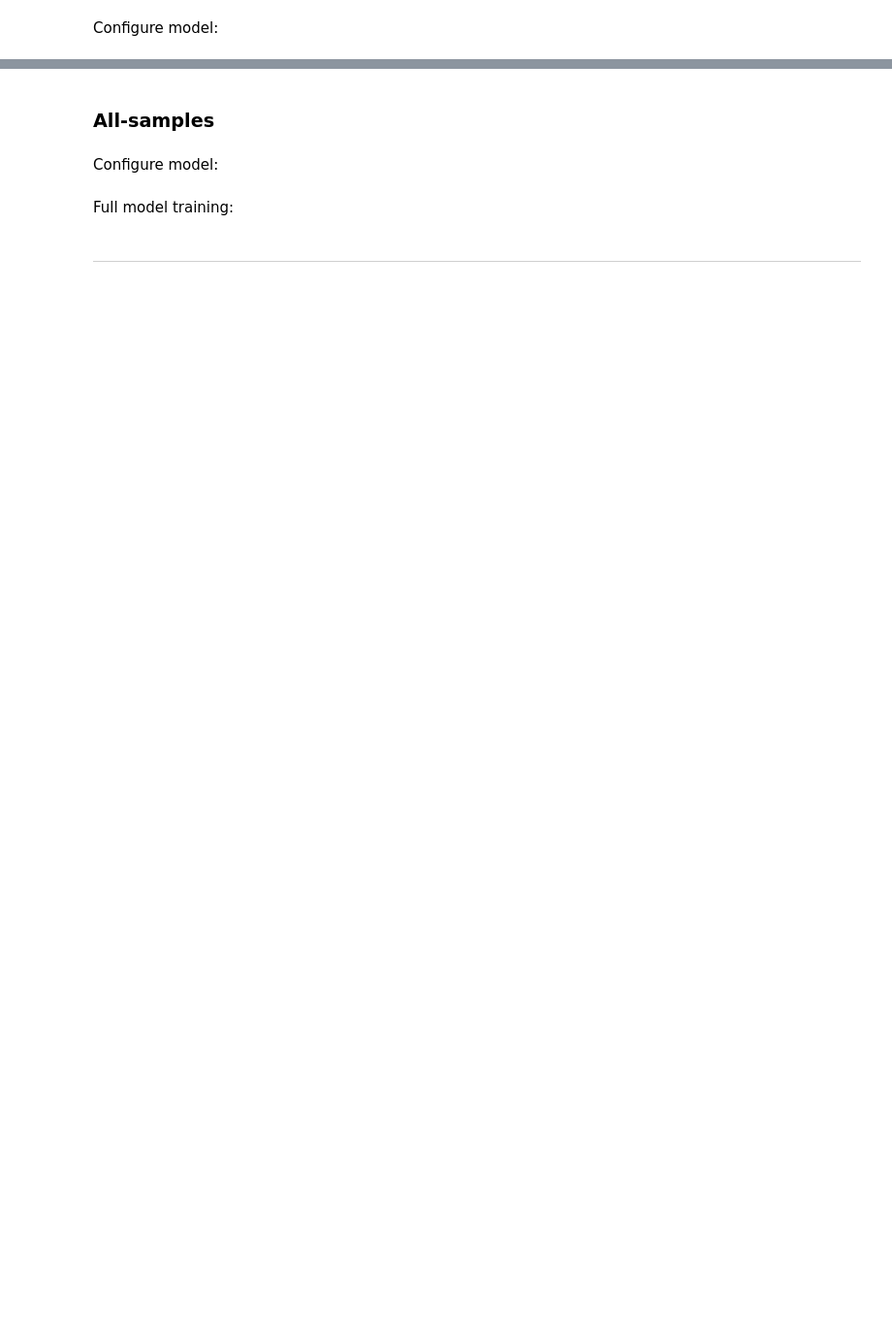
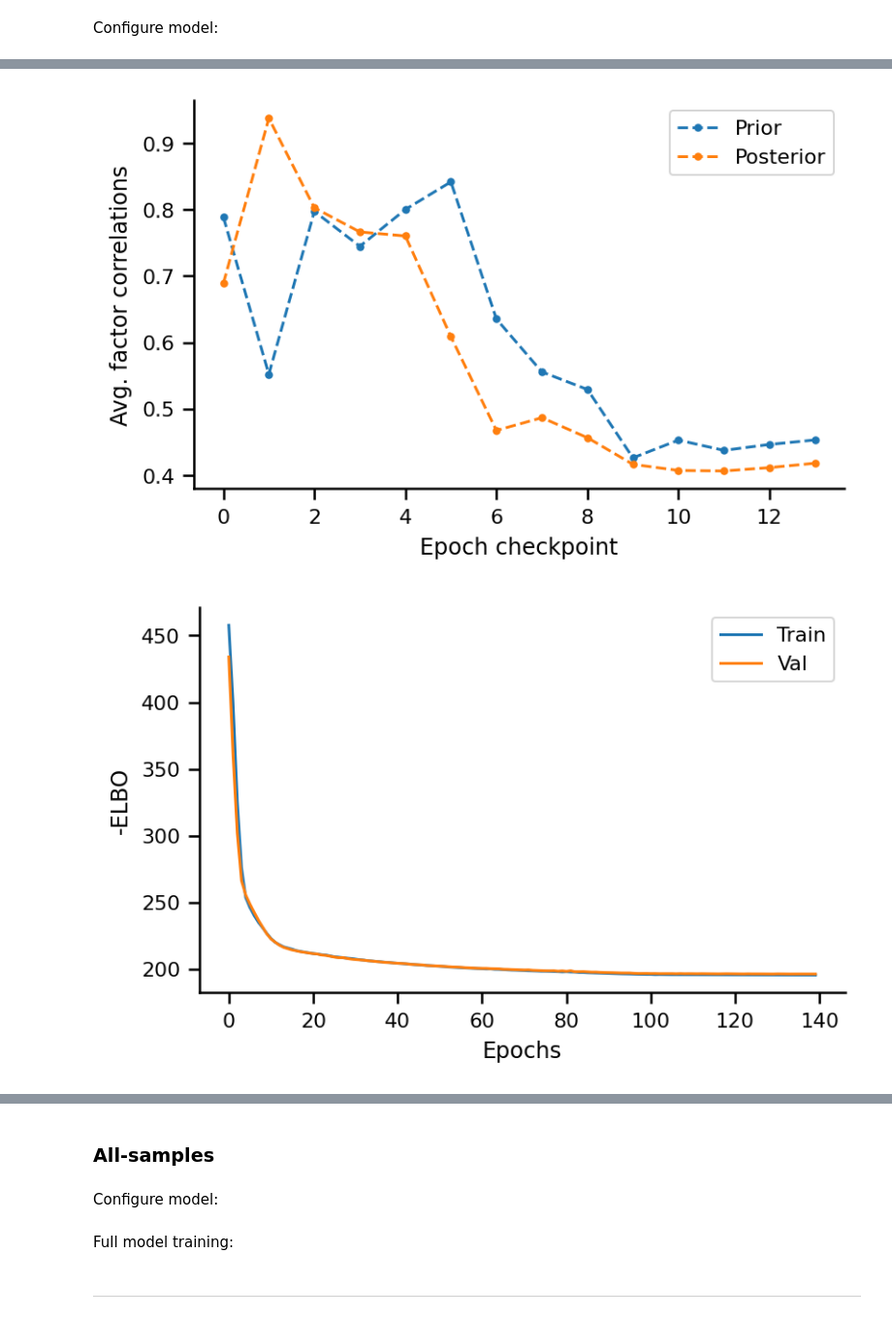
Before and after one commit to azizilab/Lynx, a Jupyter notebook: notebooks/Run_models.ipynb, the cells around one changed output, grey strips where cells are left out. Shown at 97% size. Saved outputs shown, nothing was run; the diff lists cells and outputs as text; code cells hidden in the pictures; blank space fills up the shorter version.

```diff
--- a/notebooks/Run_models.ipynb
+++ b/notebooks/Run_models.ipynb
@@ -26,7 +26,7 @@ from matplotlib import rcParams
 from IPython.display import display
 
 sns.set_context('paper')
-rcParams.update({'font.family': 'Liberation Sans'})
+# rcParams.update({'font.family': 'Liberation Sans'})
 rcParams.update({'font.size': 12})
 rcParams.update({'figure.dpi': 180})
 rcParams.update({'savefig.dpi': 300})
@@ -81,12 +81,15 @@ def plot_overlap_latent(umap1, umap2, n_samples=5000):
 ### Single-sample
 # %%
 # Load paired Xenium & DESI
-xenium_path = '../data/xenium/'
-desi_path = '../data/desi/'
+xenium_path = '../data/real/'
+desi_path = '../data/real/'
 sample_id = 'NIH_F5'
 
-adata_xenium = IO.load_xenium(os.path.join(xenium_path, sample_id), load_img=True)
+adata_xenium = sc.read_h5ad(os.path.join(xenium_path, 'cell_feature_matrix.h5'))
 adata_desi = sc.read_h5ad(os.path.join(desi_path, sample_id+'.h5'))
+cell_types = pd.read_csv(os.path.join(xenium_path, 'cell_type.csv'), index_col=0)
+adata_xenium = adata_xenium[cell_types.index]
+adata_xenium.obs['cell_type'] = cell_types.cell_type
 adata_xenium, adata_desi = IO.filter_cells(adata_xenium, adata_desi, by='map')
 
 if 'cell_type' in adata_xenium.obs.keys():
@@ -130,15 +140,18 @@ n_latent = 6
 
 # Training parameters
 n_epochs = 500
-lr = 1e-2
-patience = 50
+lr = 1e-3
+patience = 10
 
 # Training & Inference
 train_configs = configs.set_train_configs(
     n_epochs=n_epochs, lr=lr, patience=patience,
     device=torch.device('cuda'),
     anneal=True,
-    verbose=True
+    verbose=True,
+    #scheduler step and gamma applies gamma every step
+    step_size=100,
+    gamma=0.1
 )
 
 model_configs = configs.set_model_configs(
@@ -146,7 +159,7 @@ model_configs = configs.set_model_configs(
     c_aux=adata_desi.shape[1],  # query-dim
     c_hidden=n_hidden,
     c_latent=n_latent,
-    act=nn.SiLU(),
+    act=nn.LeakyReLU(),
     ref=graph_data.ref,
     query=graph_data.query,
     k_hop=1,
@@ -157,15 +188,20 @@ model_configs = configs.set_model_configs(
 # %%
 pyro.clear_param_store()
 torch.cuda.empty_cache()
+
+reload(vgae)
 
 model = vgae.HeteroVGAE(model_configs, device=torch.device('cuda'))
 model.fit(train_configs, train_dl=train_dl, val_dl=val_dl, DEBUG=True)
 
 res = model.evaluate(
     adata_xenium, adata_desi,
     graph_data=graph_data,
     device=torch.device('cpu')
 )
 
 adata_xenium.obsm['X_z'] = res.qzx
 adata_desi.obsm['X_z'] = res.qzu
+# %% [output]
+[figure, added]
+[figure, added]
```
Also changed, not shown: parts of 7 cells of this notebook, 2 other files.
